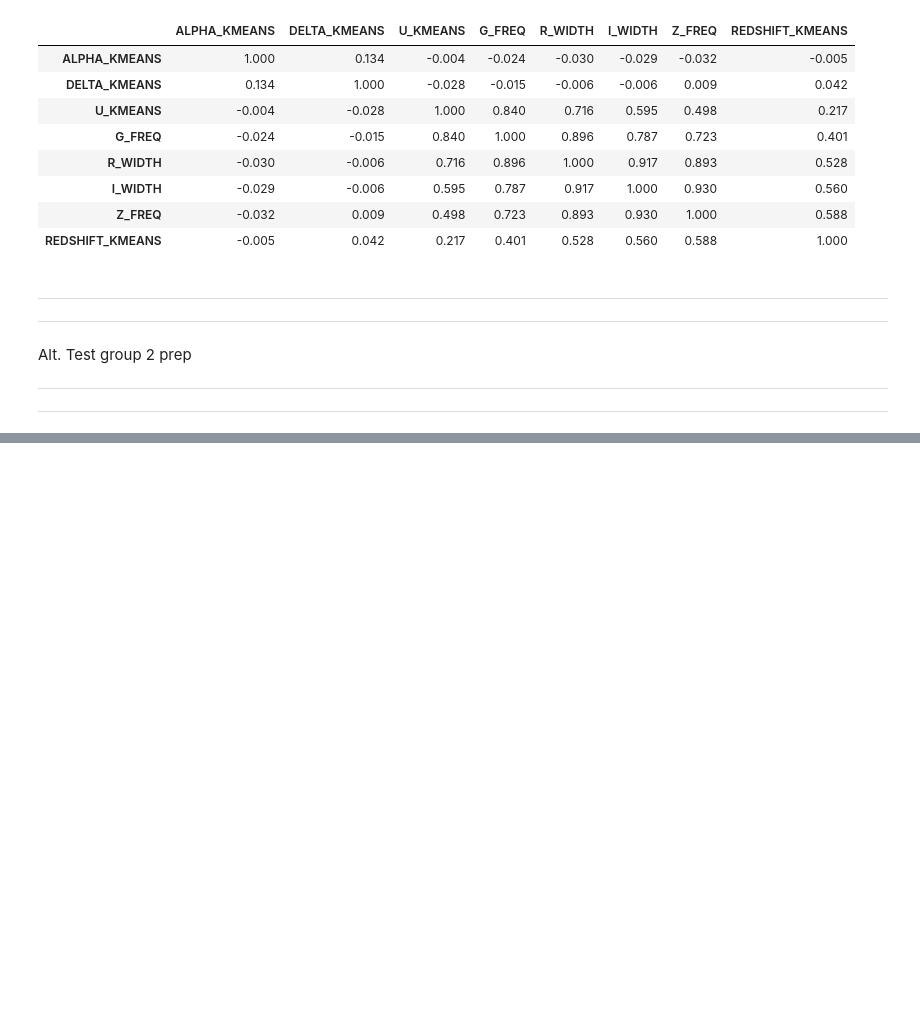
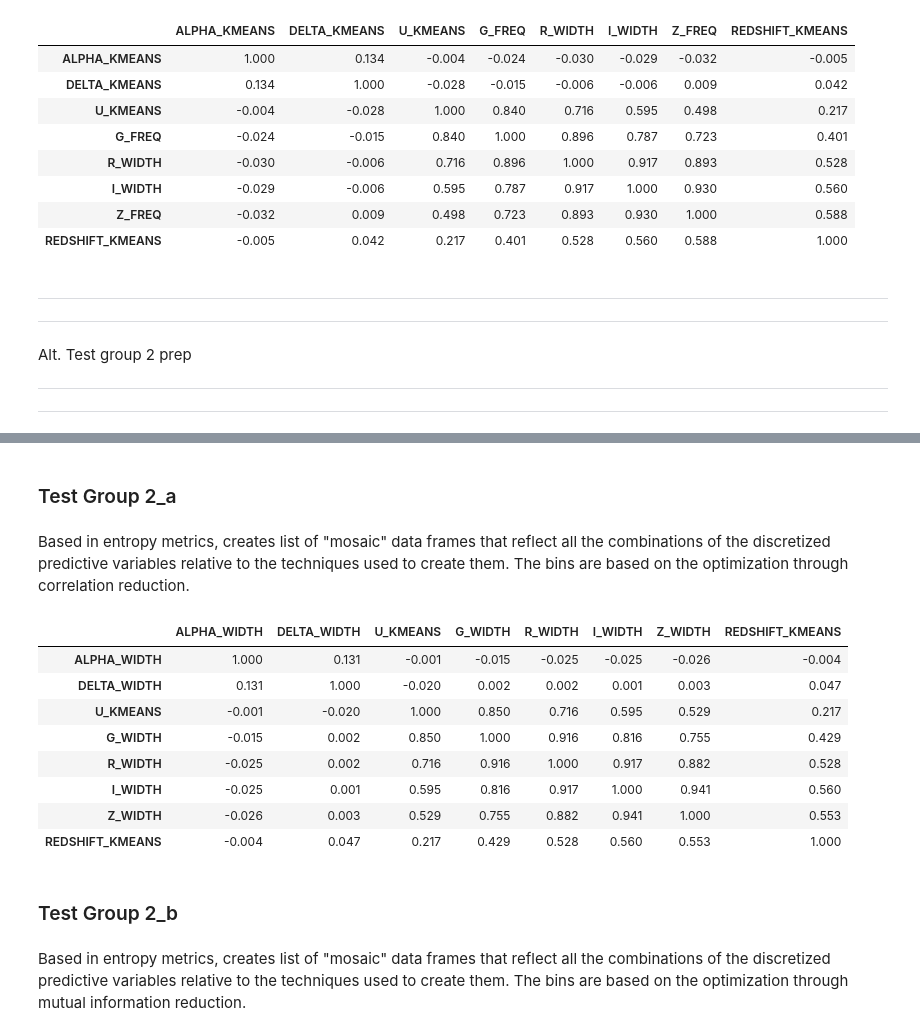
Before and after one commit to cookepoli/Bennett_CookePolitikos_CS368_StellarClassification, a Jupyter notebook: Scripts and notebooks/feature_discretization.ipynb, the cells around one changed output, grey strips where cells are left out. Saved outputs shown, nothing was run; the diff lists cells and outputs as text; code cells hidden in the pictures; blank space fills up the shorter version.

```diff
--- a/Scripts and notebooks/feature_discretization.ipynb
+++ b/Scripts and notebooks/feature_discretization.ipynb
@@ -781,0 +991,6 @@ So there is improvement in the correlation but its more scalpel work than is pro
+# %%
+mi_mosaics_copy = mosaics_list.copy()
+
+# don't want to run the above cell ever again:
+with open('../Dataset/mi_mosaics_variance.pkl', 'wb') as f:
+    pickle.dump(mi_mosaics_copy, f)
@@ -781,0 +1030,25 @@ So there is improvement in the correlation but its more scalpel work than is pro
+# %%
+kmin = 3
+kmax = 60
+varNames = df.columns
+
+randomPredict_df = pd.DataFrame()
+
+for var in varNames:
+        choice = np.random.randint(1,4)
+        x = df[var]
+        if choice == 1:
+                DC_width = KBinsDiscretizer(n_bins=np.random.randint(kmin,kmax+1), encode='ordinal', strategy='uniform')
+                discVar = DC_width.fit_transform(x.values.reshape(-1, 1)).astype(int).flatten()
+                randomPredict_df[f"{var}_width"] = discVar
+
+        elif choice == 2:
+                DC_freq = KBinsDiscretizer(n_bins=np.random.randint(kmin,kmax+1), encode='ordinal', strategy='quantile')
+                discVar = DC_freq.fit_transform(x.values.reshape(-1, 1)).astype(int).flatten()
+                randomPredict_df[f"{var}_freq"] = discVar
+        else:
+                DC_kmeans = KBinsDiscretizer(n_bins=np.random.randint(kmin,kmax+1), encode='ordinal', strategy='kmeans')
+                discVar = DC_kmeans.fit_transform(x.values.reshape(-1, 1)).astype(int).flatten()
+                randomPredict_df[f"{var}_kmeans"] = discVar
+
+randomPredict_df.to_csv("../Dataset/TestGroup_1c.csv")
@@ -903,0 +1197,4 @@ ___
+# %% [markdown]
+### Test Group 2_a
+# %% [markdown]
+Based in entropy metrics, creates list of "mosaic" data frames that reflect all the combinations of the discretized predictive variables relative to the techniques used to create them. The bins are based on the optimization through correlation reduction.
@@ -903,0 +1260,22 @@ ___
+# %%
+best_df_corr_matrix = CorChange_best_df.corr()
+
+best_df_corr_matrix.style\
+    .format(precision = 3)\
+    .format_index(str.upper, axis = 0)\
+    .format_index(str.upper, axis = 1)\
+    .background_gradient(cmap='coolwarm')
+# %% [output]
+|  | ALPHA_WIDTH | DELTA_WIDTH | U_KMEANS | G_WIDTH | R_WIDTH | I_WIDTH | Z_WIDTH | REDSHIFT_KMEANS |
+| ALPHA_WIDTH | 1.000 | 0.131 | -0.001 | -0.015 | -0.025 | -0.025 | -0.026 | -0.004 |
+| DELTA_WIDTH | 0.131 | 1.000 | -0.020 | 0.002 | 0.002 | 0.001 | 0.003 | 0.047 |
+| U_KMEANS | -0.001 | -0.020 | 1.000 | 0.850 | 0.716 | 0.595 | 0.529 | 0.217 |
+| G_WIDTH | -0.015 | 0.002 | 0.850 | 1.000 | 0.916 | 0.816 | 0.755 | 0.429 |
+| R_WIDTH | -0.025 | 0.002 | 0.716 | 0.916 | 1.000 | 0.917 | 0.882 | 0.528 |
+| I_WIDTH | -0.025 | 0.001 | 0.595 | 0.816 | 0.917 | 1.000 | 0.941 | 0.560 |
+| Z_WIDTH | -0.026 | 0.003 | 0.529 | 0.755 | 0.882 | 0.941 | 1.000 | 0.553 |
+| REDSHIFT_KMEANS | -0.004 | 0.047 | 0.217 | 0.429 | 0.528 | 0.560 | 0.553 | 1.000 |
+# %% [markdown]
+### Test Group 2_b
+# %% [markdown]
+Based in entropy metrics, creates list of "mosaic" data frames that reflect all the combinations of the discretized predictive variables relative to the techniques used to create them. The bins are based on the optimization through mutual information reduction.
```
Also changed, not shown: parts of 43 cells of this notebook.
